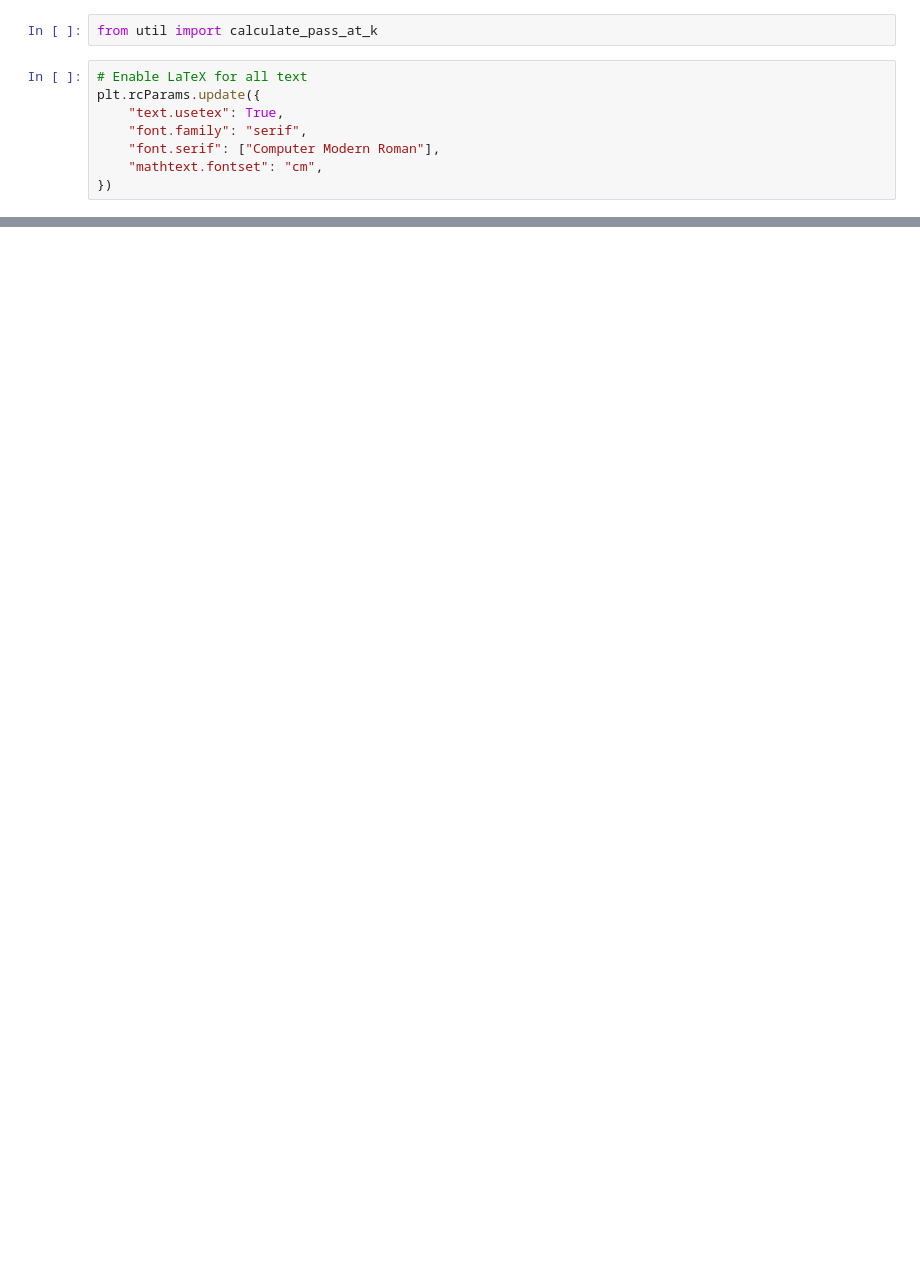
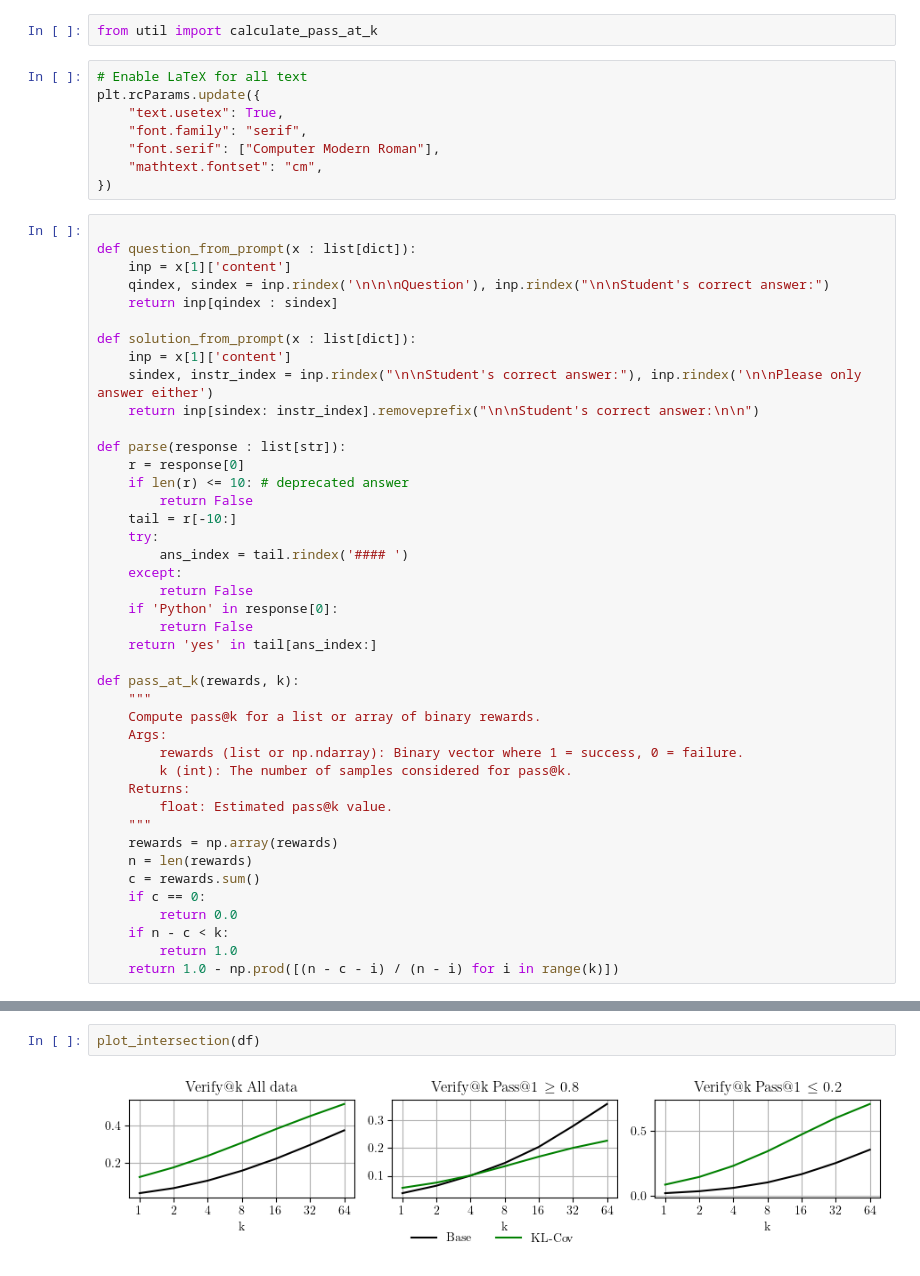
Before and after one commit to rfechner/verl, a Jupyter notebook: workspace/plots/exp16_validate_at_k_plots.ipynb, the cells around one changed output, grey strips where cells are left out. Drawn from its saved outputs; the diff is of its cells as text; blank space fills up the shorter version.

```diff
--- a/workspace/plots/exp16_validate_at_k_plots.ipynb
+++ b/workspace/plots/exp16_validate_at_k_plots.ipynb
@@ -12,3 +14,45 @@ plt.rcParams.update({
     "font.serif": ["Computer Modern Roman"],
     "mathtext.fontset": "cm",
 })
+# %%
+
+def question_from_prompt(x : list[dict]):
+    inp = x[1]['content']
+    qindex, sindex = inp.rindex('\n\n\nQuestion'), inp.rindex("\n\nStudent's correct answer:")
+    return inp[qindex : sindex]
+
+def solution_from_prompt(x : list[dict]):
+    inp = x[1]['content']
+    sindex, instr_index = inp.rindex("\n\nStudent's correct answer:"), inp.rindex('\n\nPlease only answer either')
+    return inp[sindex: instr_index].removeprefix("\n\nStudent's correct answer:\n\n")
+
+def parse(response : list[str]):
+    r = response[0]
+    if len(r) <= 10: # deprecated answer
+        return False
+    tail = r[-10:]
+    try:
+        ans_index = tail.rindex('#### ')
+    except:
+        return False
+    if 'Python' in response[0]:
+        return False
+    return 'yes' in tail[ans_index:]
+
+def pass_at_k(rewards, k):
+    """
+    Compute pass@k for a list or array of binary rewards.
+    Args:
+        rewards (list or np.ndarray): Binary vector where 1 = success, 0 = failure.
+        k (int): The number of samples considered for pass@k.
+    Returns:
+        float: Estimated pass@k value.
+    """
+    rewards = np.array(rewards)
+    n = len(rewards)
+    c = rewards.sum()
+    if c == 0:
+        return 0.0
+    if n - c < k:
+        return 1.0
+    return 1.0 - np.prod([(n - c - i) / (n - i) for i in range(k)])
@@ -15 +137,5 @@ plt.rcParams.update({
+# %%
+plot_intersection(df)
+# %% [output]
+[figure, added]
 # %%
```
Also changed, not shown: parts of 14 cells of this notebook, 9 other files.
